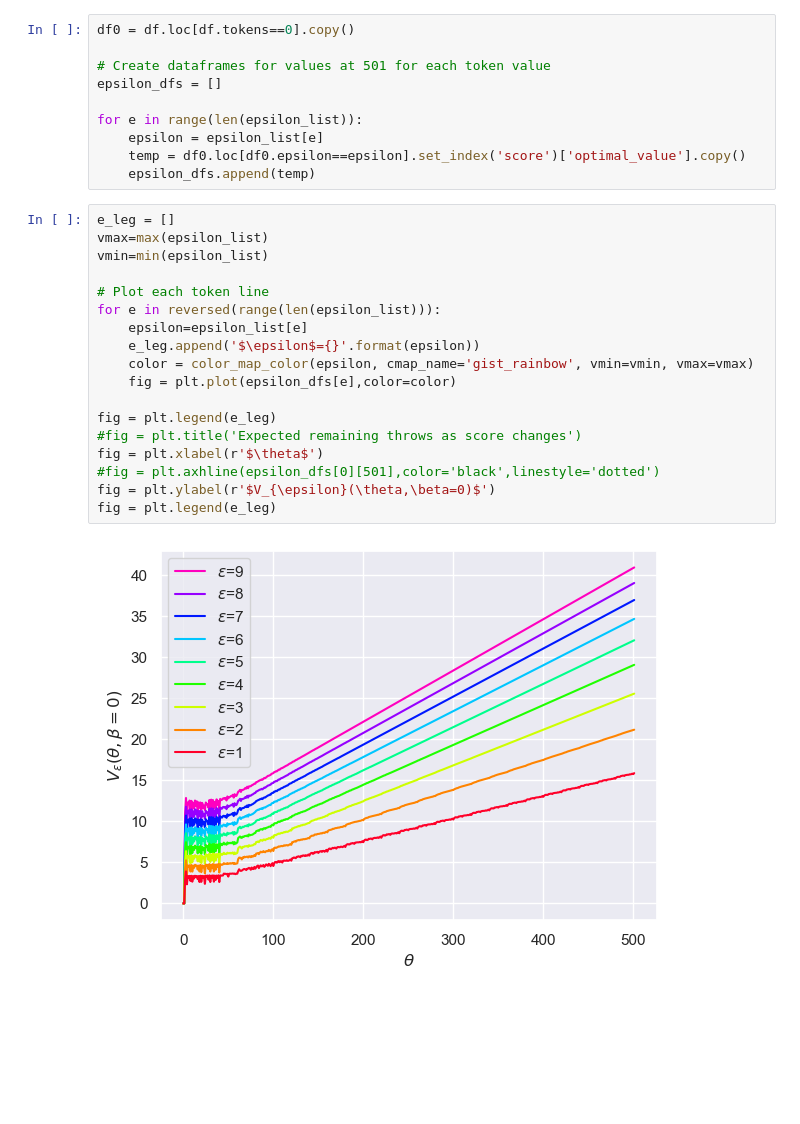
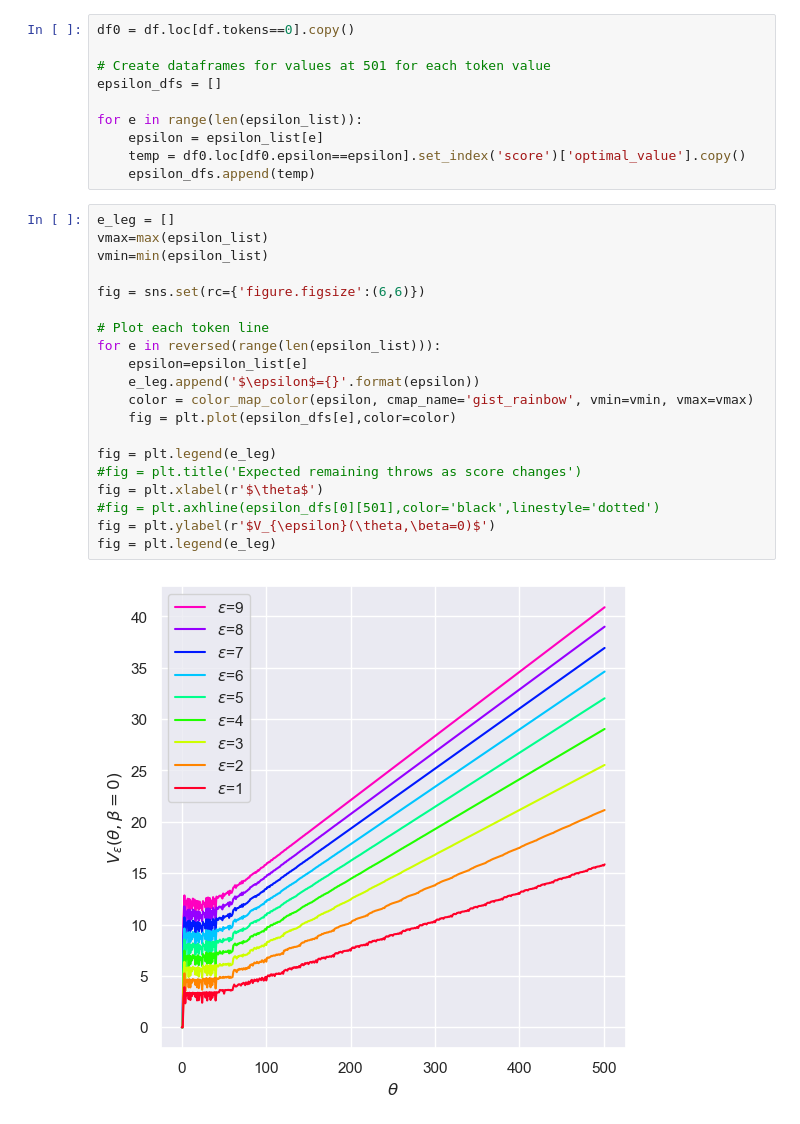
Before and after one commit to rachael-walker/darts-thesis, a Jupyter notebook: analysis_noturn/eda_noturn_value.ipynb, the cells around one changed output. Saved outputs shown, nothing was run; the diff lists cells and outputs as text; blank space fills up the shorter version.

```diff
--- a/analysis_noturn/eda_noturn_value.ipynb
+++ b/analysis_noturn/eda_noturn_value.ipynb
@@ -42,20 +42,22 @@ for e in range(len(epsilon_list)):
 # %%
 e_leg = []
 vmax=max(epsilon_list)
 vmin=min(epsilon_list)
+
+fig = sns.set(rc={'figure.figsize':(6,6)})
 
 # Plot each token line
 for e in reversed(range(len(epsilon_list))):
     epsilon=epsilon_list[e]
     e_leg.append('$\epsilon$={}'.format(epsilon))
     color = color_map_color(epsilon, cmap_name='gist_rainbow', vmin=vmin, vmax=vmax)
     fig = plt.plot(epsilon_dfs[e],color=color)
 
 fig = plt.legend(e_leg)
 #fig = plt.title('Expected remaining throws as score changes')
 fig = plt.xlabel(r'$\theta$')
 #fig = plt.axhline(epsilon_dfs[0][501],color='black',linestyle='dotted')
 fig = plt.ylabel(r'$V_{\epsilon}(\theta,\beta=0)$')
 fig = plt.legend(e_leg)
 # %% [output]
-[figure, old version]
+[figure, new version]
```
Also changed, not shown: 22 other files.
